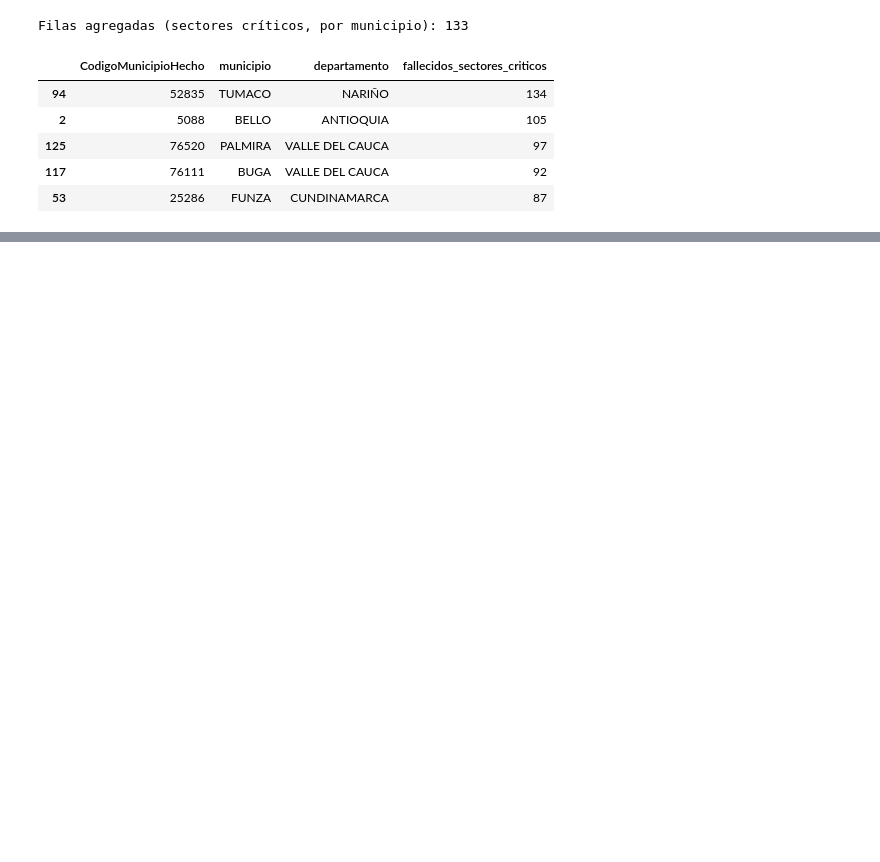
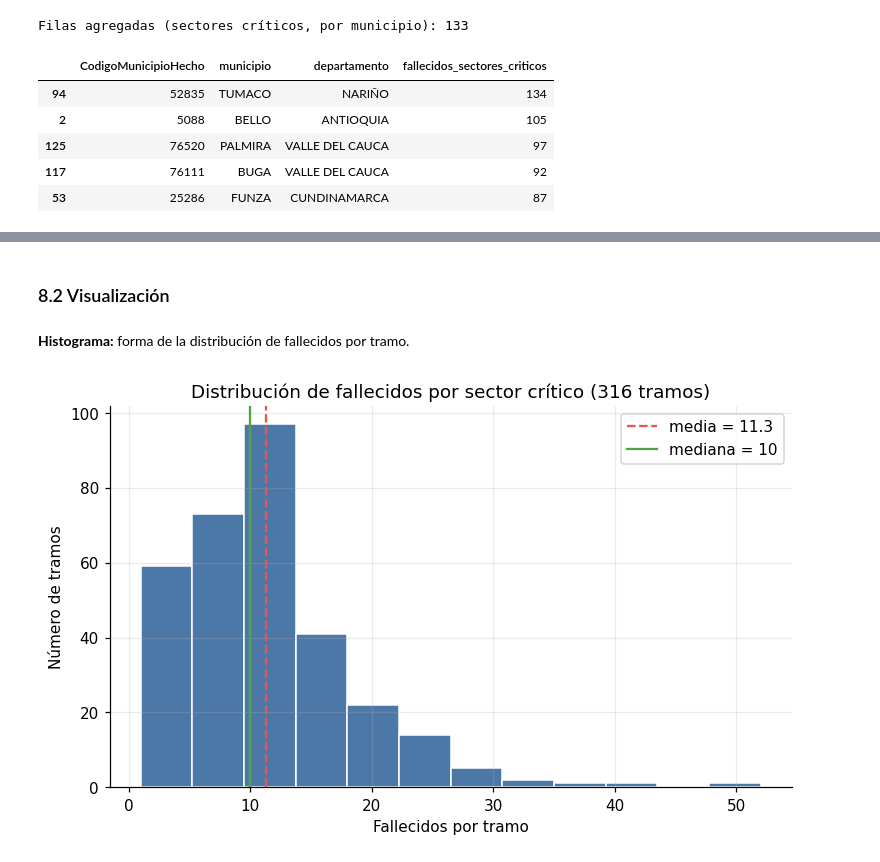
Before and after one commit to winderoman/mineria-siniestralidad-vial, a Jupyter notebook: notebooks/notebook_adquisicion2.ipynb, the cells around one changed output, grey strips where cells are left out. Drawn from its saved outputs; the diff is of its cells as text; code cells hidden in the pictures; blank space fills up the shorter version.

```diff
--- a/notebooks/notebook_adquisicion2.ipynb
+++ b/notebooks/notebook_adquisicion2.ipynb
@@ -149,0 +287,16 @@ Columnas: ['CodigoMunicipioHecho', 'municipio', 'departamento', 'fallecidos_sect
+# %%
+def atipicos_iqr(serie):
+    q1, q3 = serie.quantile([0.25, 0.75])
+    limite = q3 + 1.5 * (q3 - q1)
+    return serie > limite, limite
+
+for col in ['fallecidos_sectores_criticos', 'fallecidos_historico_2015_2023']:
+    flag, lim = atipicos_iqr(df_cruzado[col])
+    df_cruzado['atipico_' + col] = flag
+    print(f"{col}: límite IQR = {lim:.0f} | atípicos = {flag.sum()} de {len(df_cruzado)} | máx = {df_cruzado[col].max()}")
+    print(df_cruzado.loc[flag].nlargest(3, col)[['municipio', 'departamento', col]].to_string(index=False))
+    print()
+
+flag_giz, lim_giz = atipicos_iqr(df_tramos['gizscore'])
+df_tramos['atipico_gizscore'] = flag_giz
+print(f"gizscore (tramos): límite IQR = {lim_giz:.2f} | atípicos = {flag_giz.sum()} de {len(df_tramos)} | máx = {df_tramos['gizscore'].max():.2f}")
@@ -149,0 +431,19 @@ Columnas: ['CodigoMunicipioHecho', 'municipio', 'departamento', 'fallecidos_sect
+# %%
+import matplotlib.pyplot as plt
+import numpy as np
+%matplotlib inline
+
+plt.rcParams.update({
+    'figure.dpi': 110,
+    'axes.spines.top': False,
+    'axes.spines.right': False,
+    'axes.grid': True,
+    'grid.alpha': 0.25,
+})
+
+codigos_sectores = set(df_cruzado['CodigoMunicipioHecho'])
+df_hist_133 = df_historico[df_historico['CodigoMunicipioHecho'].isin(codigos_sectores)].copy()
+
+tot_nacional = df_historico['ConteoRegistros'].sum()
+tot_133 = df_hist_133['ConteoRegistros'].sum()
+print(f"Fallecidos 2015-2023 en los 133 municipios: {tot_133} de {tot_nacional} nacionales ({tot_133 / tot_nacional * 100:.1f}%)")
@@ -149,0 +629,15 @@ Columnas: ['CodigoMunicipioHecho', 'municipio', 'departamento', 'fallecidos_sect
+# %% [markdown]
+### 8.2 Visualización
+# %% [markdown]
+**Histograma:** forma de la distribución de fallecidos por tramo.
+# %%
+fig, ax = plt.subplots(figsize=(8, 4.5))
+ax.hist(df_tramos['fallecidos'], bins=12, color='#4C78A8', edgecolor='white')
+ax.axvline(df_tramos['fallecidos'].mean(), color='#E45756', ls='--', label=f"media = {df_tramos['fallecidos'].mean():.1f}")
+ax.axvline(df_tramos['fallecidos'].median(), color='#54A24B', label=f"mediana = {df_tramos['fallecidos'].median():.0f}")
+ax.set(title='Distribución de fallecidos por sector crítico (316 tramos)',
+       xlabel='Fallecidos por tramo', ylabel='Número de tramos')
+ax.legend()
+plt.show()
+# %% [output]
+[figure, added]
```
Also changed, not shown: parts of 73 cells of this notebook.
